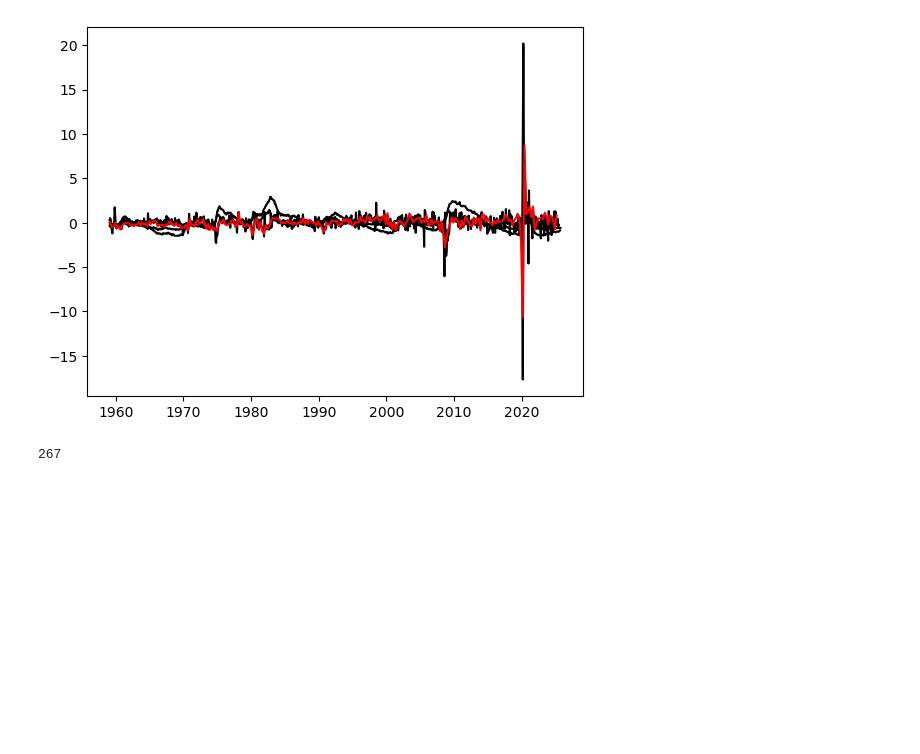
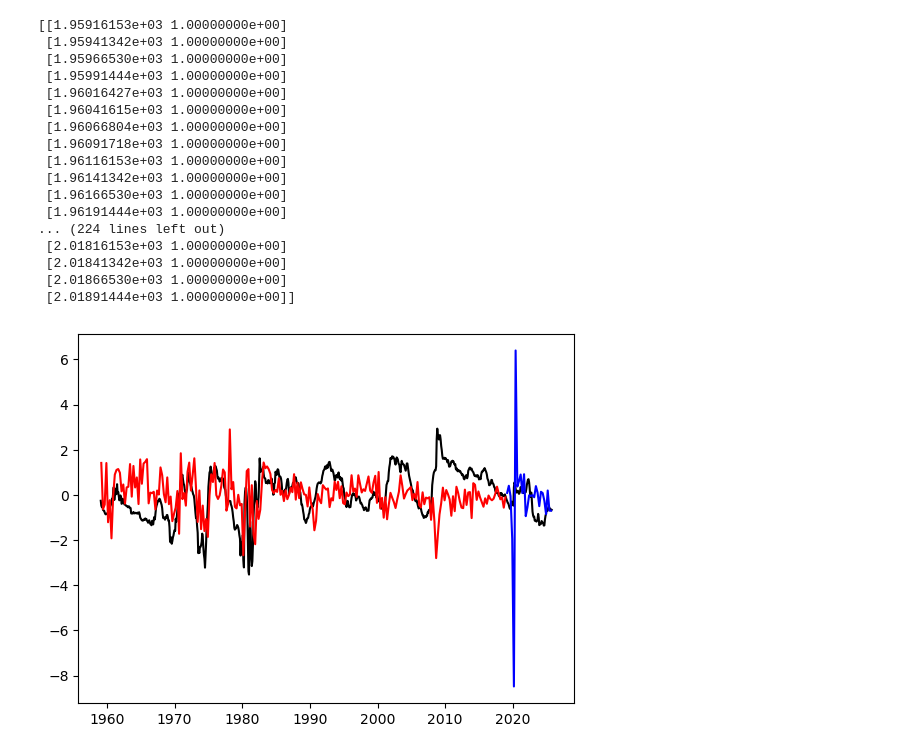
Before and after one commit to JVerbeek/at-gpflow, a Jupyter notebook: experiments/fred-qd/mixed-frequency.ipynb, the cells around one changed output. Cells and saved outputs as stored; diff of their text form; code cells hidden in the pictures; blank space fills up the shorter version.

```diff
--- a/experiments/fred-qd/mixed-frequency.ipynb
+++ b/experiments/fred-qd/mixed-frequency.ipynb
@@ -50,8 +56,8 @@ def transform(x, ind):
     elif ind == 6:
         return trans_6(x)
 # %%
-predictor_names = ["INDPRO", "UNRATE", "CLAIMSx"] #  "PAYEMS", "CES0600000007", "HOUST", "S&P 500", "FEDFUNDS", "GS10", "BAAFFM", "CPIAUCSL"]
-transforms = [2, 1, 1]  # These transforms are different from the ones in the DF, problem?
+predictor_names = ["BAAFFM"] #, "HOUST", "S&P 500", "FEDFUNDS", "GS10", "BAAFFM", "CPIAUCSL"]
+transforms = [1]  # These transforms are different from the ones in the DF, problem?
 
 fred_preds = fred_md[predictor_names][2:]
 index = pd.to_datetime(fred_md["sasdate"][2:])
@@ -59,44 +65,68 @@ index = (index.dt.year + (index.dt.dayofyear - 1) / 365.25).to_numpy()
 source_X = []
 source_y = []
 lengths = []
 
 
 for i, (t, f) in enumerate(zip(transforms, fred_preds)):
     # if f not in predictor_names_reduced:
     #     continue
-    fp = fred_preds[f]
+    fp = fred_preds[f].ffill()
 
     transformed = transform(fp.to_numpy(), t)
 
     transformed = (transformed - np.nanmean(transformed)) / np.nanstd(transformed)
 
     #transformed = np.nan_to_num(transformed, nan=np.min(transformed))
     source_X.append(np.hstack((index[:,None], i*np.ones_like(index[:,None]))))
     source_y.append(np.hstack((transformed.reshape(-1, 1), i*np.ones_like(transformed.reshape(-1, 1)))))
 
     lengths.append(len(fp))
 
 target = fred_qd["GDPC1"]
 index = pd.to_datetime(fred_qd["sasdate"][2:])
 target_X = (index.dt.year + (index.dt.dayofyear - 1) / 365.25).to_numpy()
-target_X = np.hstack((target_X[:,None], (i+1)*np.ones_like(target_X[:,None])))
-target = transform(target[2:], 2)
-target = (target - np.nanmean(target)) / np.nanstd(target)
-target_y = np.hstack((target[:,None], (i+1)*np.ones_like(target[:,None])))
+target_X_train, target_X_test = target_X[:int(0.9*len(target_X))], target_X[int(0.9*len(target_X)):]
+target_X_train = np.hstack((target_X_train[:,None], (i+1)*np.ones_like(target_X_train[:,None])))
+target_X_test = np.hstack((target_X_test[:,None], (i+1)*np.ones_like(target_X_test[:,None])))
+print(target_X_train)
+target = target.ffill()
+target = transform(target[2:], 5)
+target = np.nan_to_num(target, -1)
+target = (target - np.mean(target)) / np.std(target)
+target_train, target_test =  target[:int(0.9*len(target))], target[int(0.9*len(target)):]
+
+target_y_train = np.hstack((target_train[:,None], (i+1)*np.ones_like(target_train[:,None])))
+target_y_test = np.hstack((target_test[:,None], (i+1)*np.ones_like(target_test[:,None])))
 for i in range(len(source_X)):
     plt.plot(source_X[i][:,0], source_y[i][:,0], color="black")
-plt.plot(target_X[:,0], target_y[:,0], color="red")
+plt.plot(target_X_train[:,0], target_y_train[:,0], color="red")
+plt.plot(target_X_test[:,0], target_y_test[:,0], color="blue")
 plt.show()
 
-data_X = source_X + [target_X]
-data_y = source_y + [target_y]
+data_X = source_X + [target_X_train]
+data_y = source_y + [target_y_train]
 
 X = np.vstack(tuple(data_X))
 y = np.vstack(tuple(data_y))
-print(len(target_y))
 # %% [output]
+[[1.95916153e+03 1.00000000e+00]
+ [1.95941342e+03 1.00000000e+00]
+ [1.95966530e+03 1.00000000e+00]
+ [1.95991444e+03 1.00000000e+00]
+ [1.96016427e+03 1.00000000e+00]
+ [1.96041615e+03 1.00000000e+00]
+ [1.96066804e+03 1.00000000e+00]
+ [1.96091718e+03 1.00000000e+00]
+ [1.96116153e+03 1.00000000e+00]
+ [1.96141342e+03 1.00000000e+00]
+ [1.96166530e+03 1.00000000e+00]
+ [1.96191444e+03 1.00000000e+00]
+... (224 lines left out)
+ [2.01816153e+03 1.00000000e+00]
+ [2.01841342e+03 1.00000000e+00]
+ [2.01866530e+03 1.00000000e+00]
+ [2.01891444e+03 1.00000000e+00]]
-[figure, old version]
+[figure, new version]
-267
 # %%
 import os
 import sys
```
Also changed, not shown: parts of 3 cells of this notebook, 2 other files.
